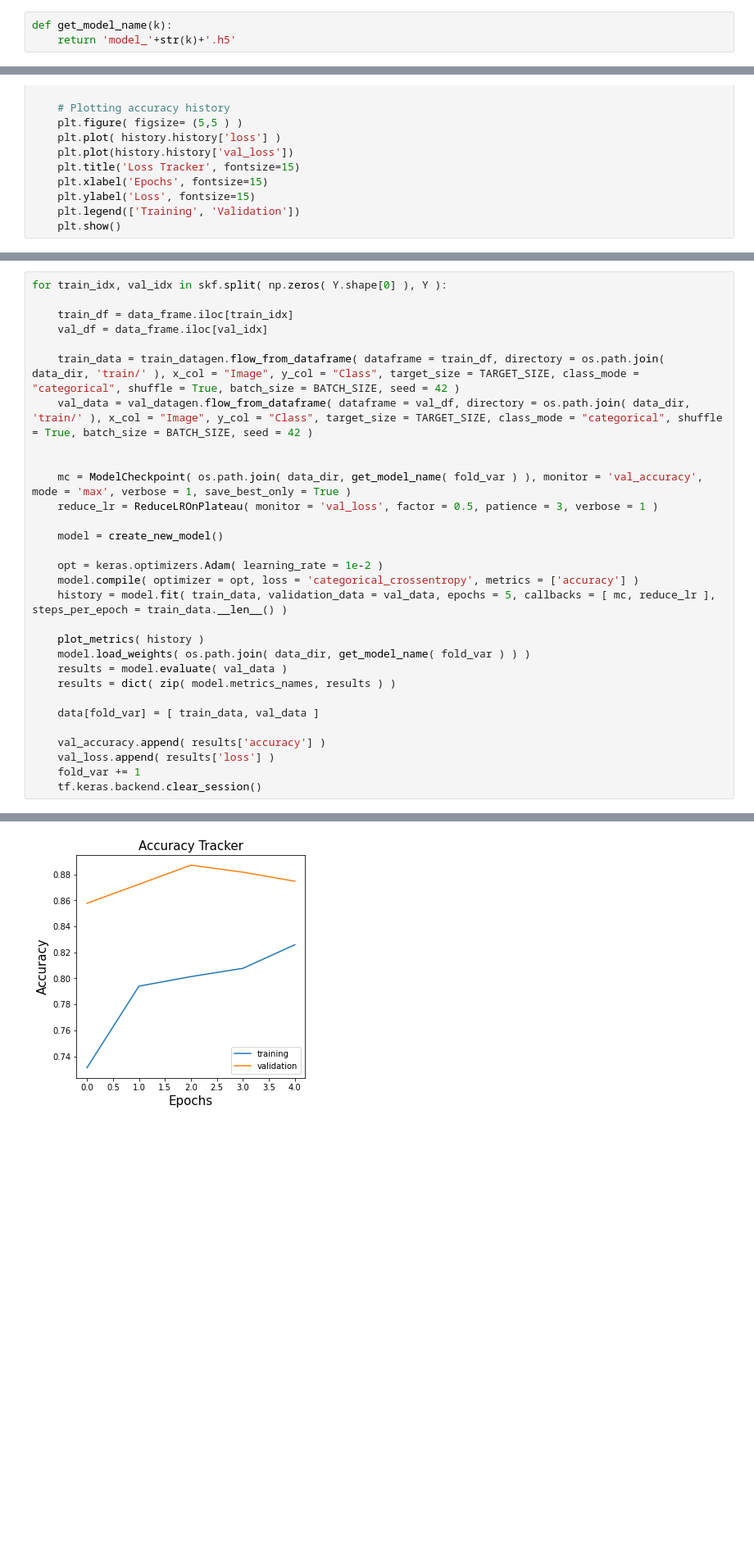
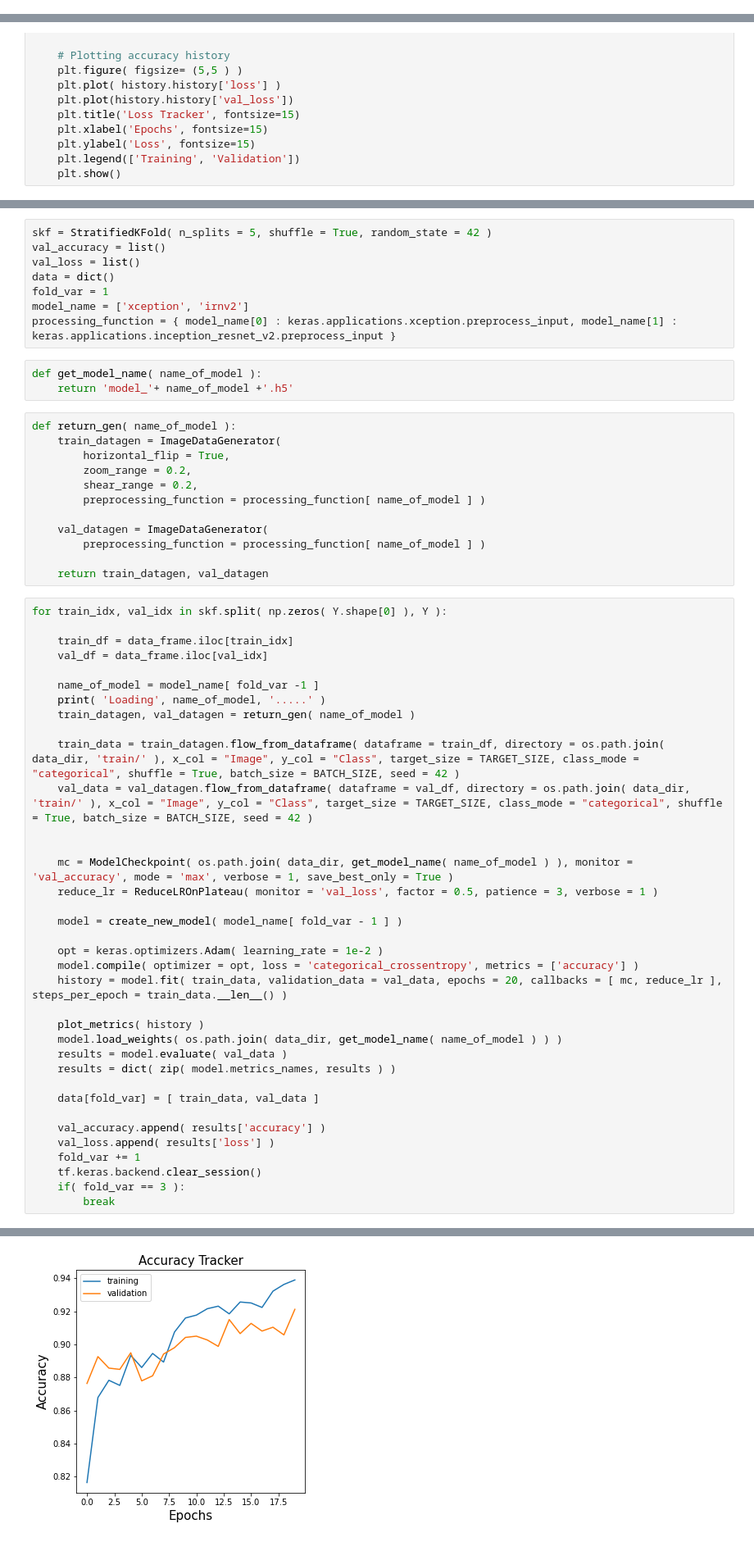
Before and after one commit to mrityu-jha/ML-DL-Challenges, a Jupyter notebook: Holiday Season.ipynb, the cells around one changed output, grey strips where cells are left out. Shown at 82% size. Cells and saved outputs as stored; diff of their text form; blank space fills up the shorter version.

```diff
--- a/Holiday Season.ipynb
+++ b/Holiday Season.ipynb
@@ -58,7 +60,4 @@ from keras.callbacks import ModelCheckpoint, ReduceLROnPlateau
 from keras.preprocessing import image
 from tensorflow.keras.preprocessing.image import ImageDataGenerator
 from sklearn.model_selection import KFold, StratifiedKFold
-# %%
-def get_model_name(k):
-    return 'model_'+str(k)+'.h5'
 # %%
@@ -115,24 +109,51 @@ data = dict()
+# %%
+skf = StratifiedKFold( n_splits = 5, shuffle = True, random_state = 42 )
+val_accuracy = list()
+val_loss = list()
+data = dict()
+fold_var = 1
+model_name = ['xception', 'irnv2']
+processing_function = { model_name[0] : keras.applications.xception.preprocess_input, model_name[1] : keras.applications.inception_resnet_v2.preprocess_input }
+# %%
+def get_model_name( name_of_model ):
+    return 'model_'+ name_of_model +'.h5'
+# %%
+def return_gen( name_of_model ):
+    train_datagen = ImageDataGenerator(
+        horizontal_flip = True,
+        zoom_range = 0.2,
+        shear_range = 0.2,
+        preprocessing_function = processing_function[ name_of_model ] )
+
+    val_datagen = ImageDataGenerator(
+        preprocessing_function = processing_function[ name_of_model ] )
+
+    return train_datagen, val_datagen
 # %%
 for train_idx, val_idx in skf.split( np.zeros( Y.shape[0] ), Y ):
 
     train_df = data_frame.iloc[train_idx]
     val_df = data_frame.iloc[val_idx]
 
+    name_of_model = model_name[ fold_var -1 ]
+    print( 'Loading', name_of_model, '.....' )
+    train_datagen, val_datagen = return_gen( name_of_model )
+
     train_data = train_datagen.flow_from_dataframe( dataframe = train_df, directory = os.path.join( data_dir, 'train/' ), x_col = "Image", y_col = "Class", target_size = TARGET_SIZE, class_mode = "categorical", shuffle = True, batch_size = BATCH_SIZE, seed = 42 )
     val_data = val_datagen.flow_from_dataframe( dataframe = val_df, directory = os.path.join( data_dir, 'train/' ), x_col = "Image", y_col = "Class", target_size = TARGET_SIZE, class_mode = "categorical", shuffle = True, batch_size = BATCH_SIZE, seed = 42 )
 
 
-    mc = ModelCheckpoint( os.path.join( data_dir, get_model_name( fold_var ) ), monitor = 'val_accuracy', mode = 'max', verbose = 1, save_best_only = True )
+    mc = ModelCheckpoint( os.path.join( data_dir, get_model_name( name_of_model ) ), monitor = 'val_accuracy', mode = 'max', verbose = 1, save_best_only = True )
     reduce_lr = ReduceLROnPlateau( monitor = 'val_loss', factor = 0.5, patience = 3, verbose = 1 )
 
-    model = create_new_model()
+    model = create_new_model( model_name[ fold_var - 1 ] )
 
     opt = keras.optimizers.Adam( learning_rate = 1e-2 )
     model.compile( optimizer = opt, loss = 'categorical_crossentropy', metrics = ['accuracy'] )
-    history = model.fit( train_data, validation_data = val_data, epochs = 5, callbacks = [ mc, reduce_lr ], steps_per_epoch = train_data.__len__() )
+    history = model.fit( train_data, validation_data = val_data, epochs = 20, callbacks = [ mc, reduce_lr ], steps_per_epoch = train_data.__len__() )
 
     plot_metrics( history )
-    model.load_weights( os.path.join( data_dir, get_model_name( fold_var ) ) )
+    model.load_weights( os.path.join( data_dir, get_model_name( name_of_model ) ) )
     results = model.evaluate( val_data )
     results = dict( zip( model.metrics_names, results ) )
 
@@ -142,4 +163,6 @@ for train_idx, val_idx in skf.split( np.zeros( Y.shape[0] ), Y ):
     val_loss.append( results['loss'] )
     fold_var += 1
     tf.keras.backend.clear_session()
+    if( fold_var == 3 ):
+        break
 # %% [output]
@@ -163 +186 @@ Epoch 00005: val_accuracy did not improve from 0.88717
-[figure, old version]
+[figure, new version]
```
Also changed, not shown: parts of 18 cells of this notebook.
